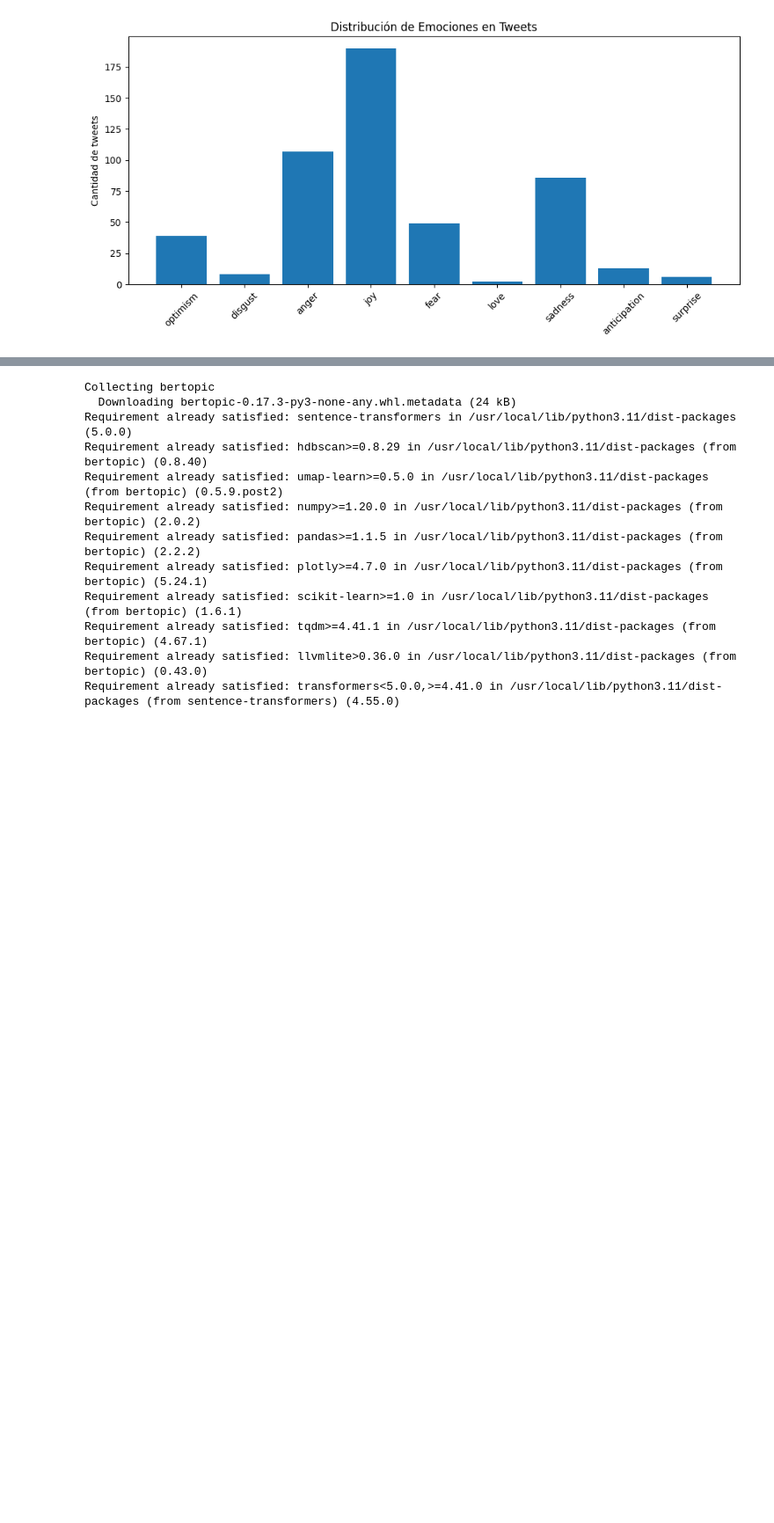
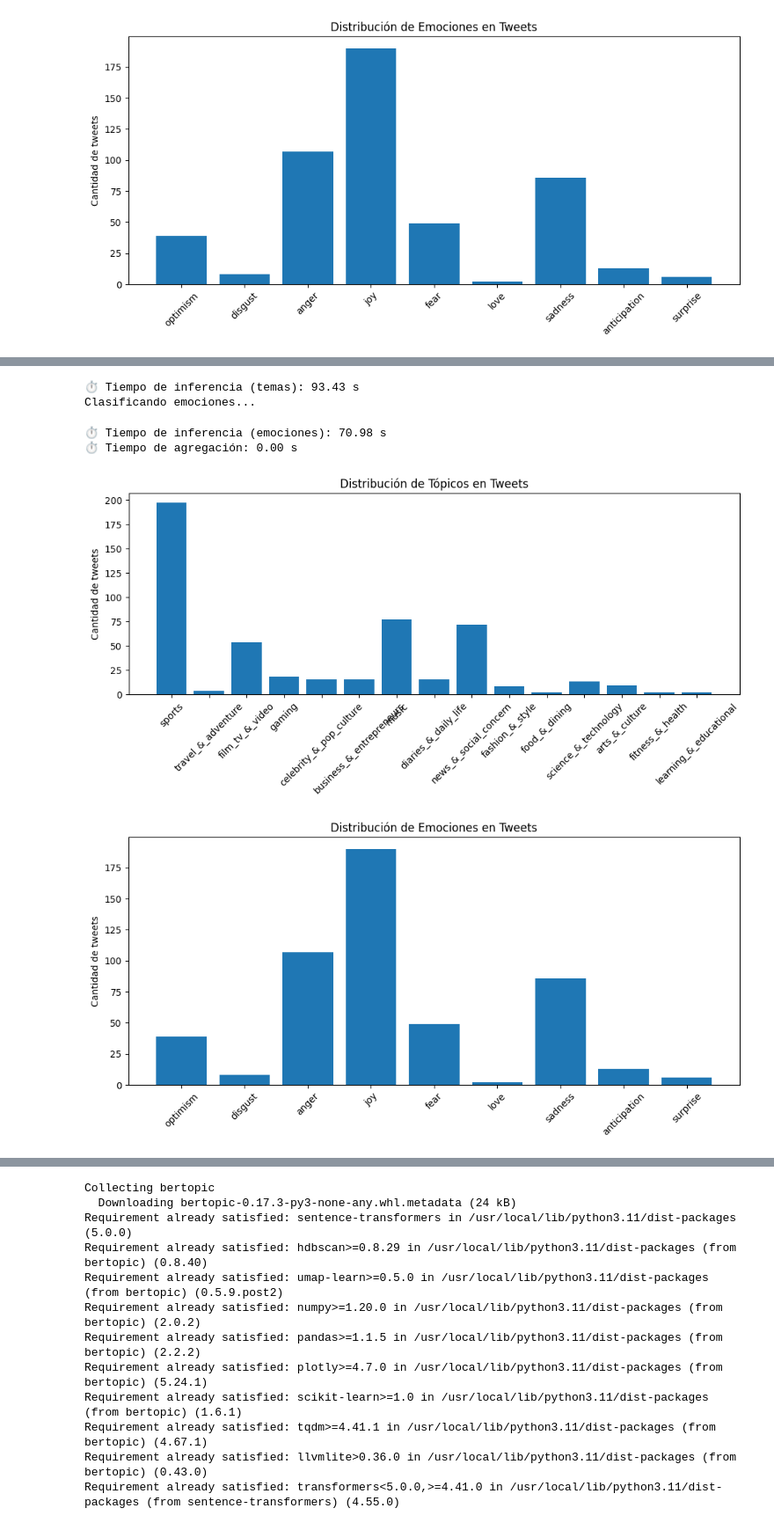
Before and after one commit to gcoearcher/TFM, a Jupyter notebook: notebooks/SentimentAnalysis/RoBERTa.ipynb, the cells around one changed output, grey strips where cells are left out. Shown at 88% size. Cells and saved outputs as stored; diff of their text form; code cells hidden in the pictures; blank space fills up the shorter version.

Commit message:
calculos de tiempo de procesamiento de RoBERTa y Clustering añadidos

```diff
--- a/notebooks/SentimentAnalysis/RoBERTa.ipynb
+++ b/notebooks/SentimentAnalysis/RoBERTa.ipynb
@@ -108,3 +91,77 @@ graficar_conteo(conteo_emociones, "Distribución de Emociones en Tweets")
 # %% [output]
 [figure]
 [figure]
+# %%
+# ⏱ Tiempo total
+start_total = time.time()
+
+# ⏱ Tiempo de carga de datos
+start = time.time()
+dataset_emotion = load_dataset("cardiffnlp/super_tweeteval", "tweet_emotion", split="test")
+dataset_topic = load_dataset("cardiffnlp/super_tweeteval", "tweet_topic", split="test")
+end = time.time()
+tiempo_datos = end - start
+print(f"⏱ Tiempo de carga de datos: {tiempo_datos:.2f} s")
+
+# ⏱ Tiempo de carga de modelos
+start = time.time()
+topic_model = "cardiffnlp/twitter-roberta-base-topic-latest"
+emotion_model = "cardiffnlp/twitter-roberta-base-emotion-latest"
+topic_classifier = pipeline("text-classification", model=topic_model, tokenizer=topic_model, return_all_scores=False)
+emotion_classifier = pipeline("text-classification", model=emotion_model, tokenizer=emotion_model, return_all_scores=False)
+end = time.time()
+tiempo_modelos = end - start
+print(f"⏱ Tiempo de carga de modelos: {tiempo_modelos:.2f} s")
+
+# Función para clasificar
+def clasificar_tweets(dataset, classifier, columna="text", max_tweets=500):
+    textos = []
+    etiquetas = []
+    for i in tqdm(range(min(len(dataset), max_tweets))):
+        texto = dataset[i][columna]
+        try:
+            resultado = classifier(texto)
+            etiqueta = resultado[0]['label']
+        except:
+            etiqueta = "error"
+        textos.append(texto)
+        etiquetas.append(etiqueta)
+    return textos, etiquetas
+
+# ⏱ Tiempo de inferencia - temas
+print("Clasificando temas...")
+start = time.time()
+tweets_topic, temas = clasificar_tweets(dataset_topic, topic_classifier)
+end = time.time()
+tiempo_inferencia_temas = end - start
+print(f"⏱ Tiempo de inferencia (temas): {tiempo_inferencia_temas:.2f} s")
+
+# ⏱ Tiempo de inferencia - emociones
+print("Clasificando emociones...")
+start = time.time()
+tweets_emotion, emociones = clasificar_tweets(dataset_emotion, emotion_classifier)
+end = time.time()
+tiempo_inferencia_emociones = end - start
+print(f"⏱ Tiempo de inferencia (emociones): {tiempo_inferencia_emociones:.2f} s")
+
+# ⏱ Tiempo de agregación
+start = time.time()
+conteo_temas = Counter(temas)
+conteo_emociones = Counter(emociones)
+end = time.time()
+tiempo_agregacion = end - start
+print(f"⏱ Tiempo de agregación: {tiempo_agregacion:.2f} s")
+
+# ⏱ Tiempo de visualización
+start = time.time()
+graficar_conteo(conteo_temas, "Distribución de Tópicos en Tweets")
+graficar_conteo(conteo_emociones, "Distribución de Emociones en Tweets")
+end = time.time()
+tiempo_visualizacion = end - start
+print(f"⏱ Tiempo de visualización: {tiempo_visualizacion:.2f} s")
+
+# ⏱ Tiempo total
+end_total = time.time()
+tiempo_total = end_total - start_total
+print(f"⏱⏱ Tiempo total del pipeline: {tiempo_total:.2f} s")
+# %% [output]
@@ -110,0 +173,6 @@ graficar_conteo(conteo_emociones, "Distribución de Emociones en Tweets")
+⏱ Tiempo de inferencia (temas): 93.43 s
+Clasificando emociones...
+⏱ Tiempo de inferencia (emociones): 70.98 s
+⏱ Tiempo de agregación: 0.00 s
+[figure, added]
+[figure, added]
```
Also changed, not shown: parts of 5 cells of this notebook, 1 other file.
